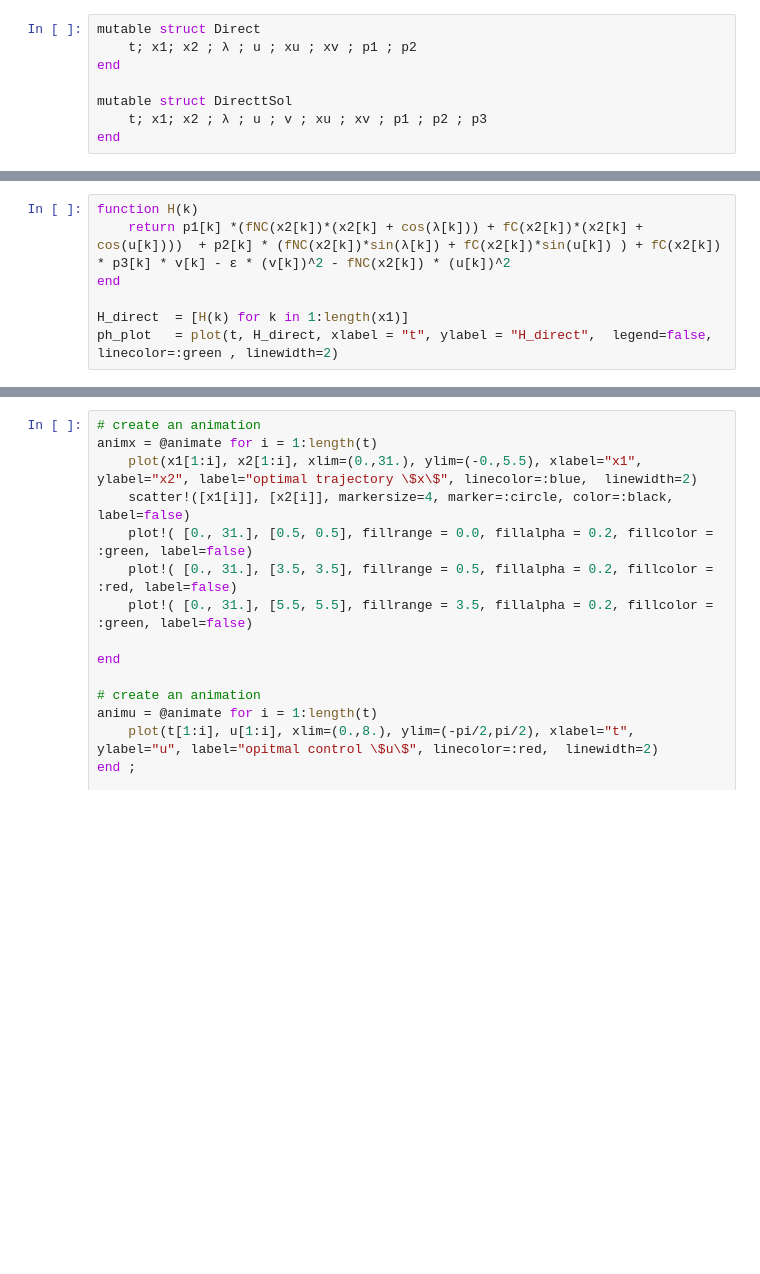
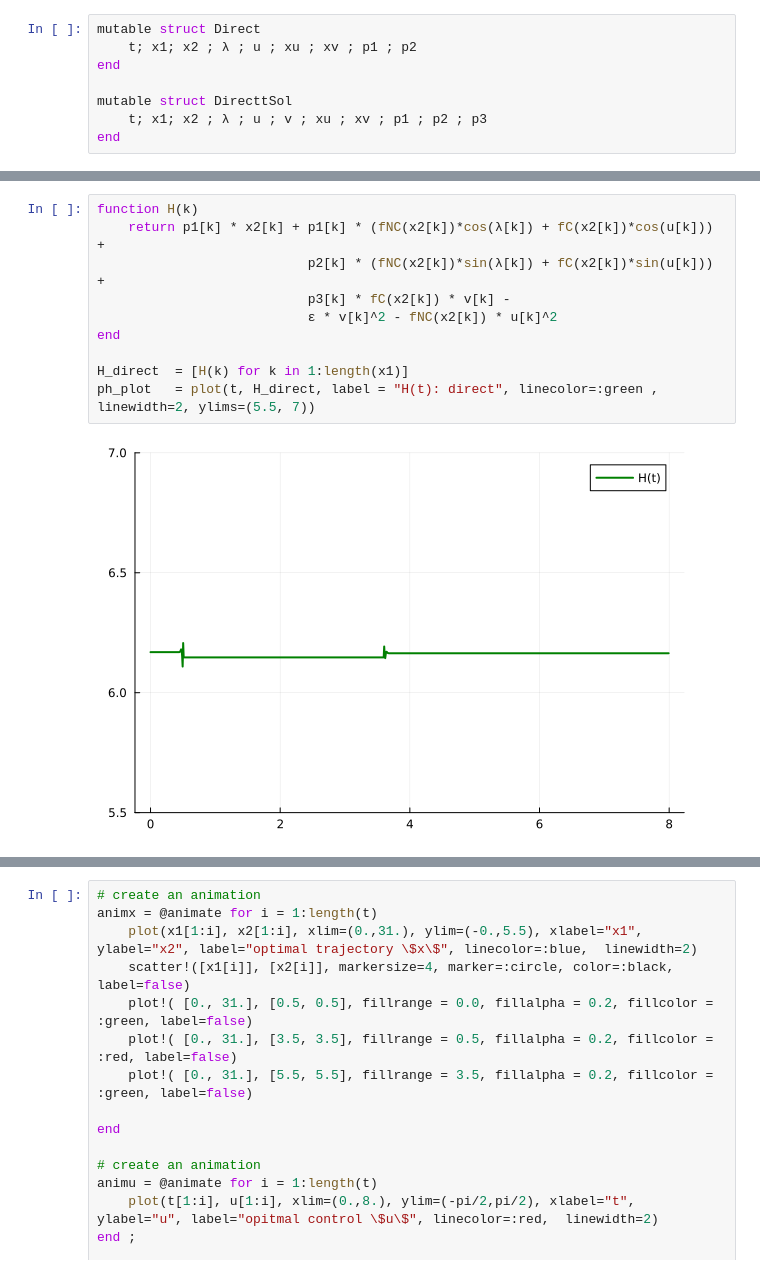
Before and after one commit to control-toolbox/LossControl.jl, a Jupyter notebook: zermelo/loss1.ipynb, the cells around one changed output, grey strips where cells are left out. Drawn from its saved outputs; the diff is of its cells as text; blank space fills up the shorter version.

```diff
--- a/zermelo/loss1.ipynb
+++ b/zermelo/loss1.ipynb
@@ -303,7 +53,0 @@ plot(v_plot,p3_plot ,p1_plot,p2_plot, layout = (2,2), size=(900, 500), left_marg
-# %%
-function H(k)
-    return p1[k] *(fNC(x2[k])*(x2[k] + cos(λ[k])) + fC(x2[k])*(x2[k] + cos(u[k])))  + p2[k] * (fNC(x2[k])*sin(λ[k]) + fC(x2[k])*sin(u[k]) ) + fC(x2[k]) * p3[k] * v[k] - ε * (v[k])^2 - fNC(x2[k]) * (u[k])^2
-end
-
-H_direct  = [H(k) for k in 1:length(x1)]
-ph_plot   = plot(t, H_direct, xlabel = "t", ylabel = "H_direct",  legend=false, linecolor=:green , linewidth=2)
@@ -508,0 +315,12 @@ ylims!(p2_plot, (5.50,5.65))
+# %%
+function H(k)
+    return p1[k] * x2[k] + p1[k] * (fNC(x2[k])*cos(λ[k]) + fC(x2[k])*cos(u[k])) +
+                           p2[k] * (fNC(x2[k])*sin(λ[k]) + fC(x2[k])*sin(u[k])) +
+                           p3[k] * fC(x2[k]) * v[k] -
+                           ε * v[k]^2 - fNC(x2[k]) * u[k]^2
+end
+
+H_direct  = [H(k) for k in 1:length(x1)]
+ph_plot   = plot(t, H_direct, label = "H(t): direct", linecolor=:green , linewidth=2, ylims=(5.5, 7))
+# %% [output]
+[figure, added]
```
Also changed, not shown: parts of 41 cells of this notebook, 6 other files.
